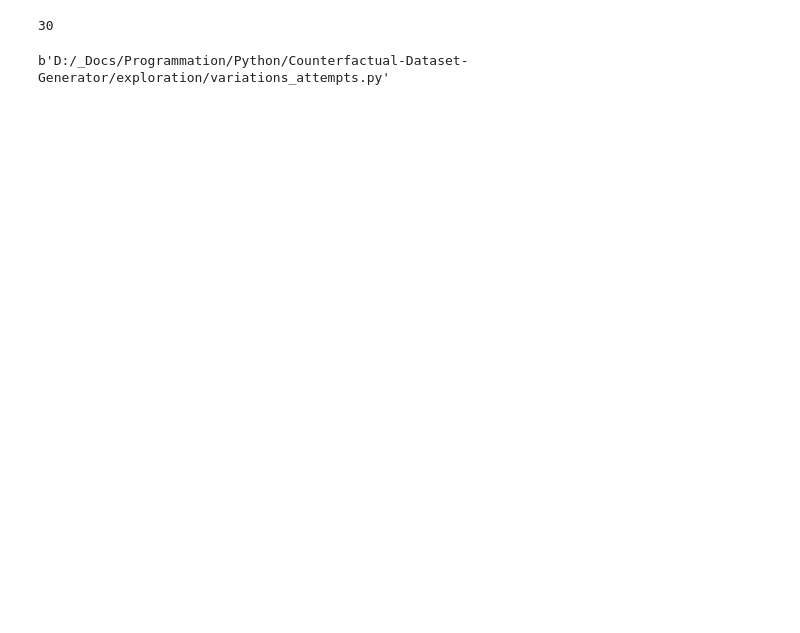
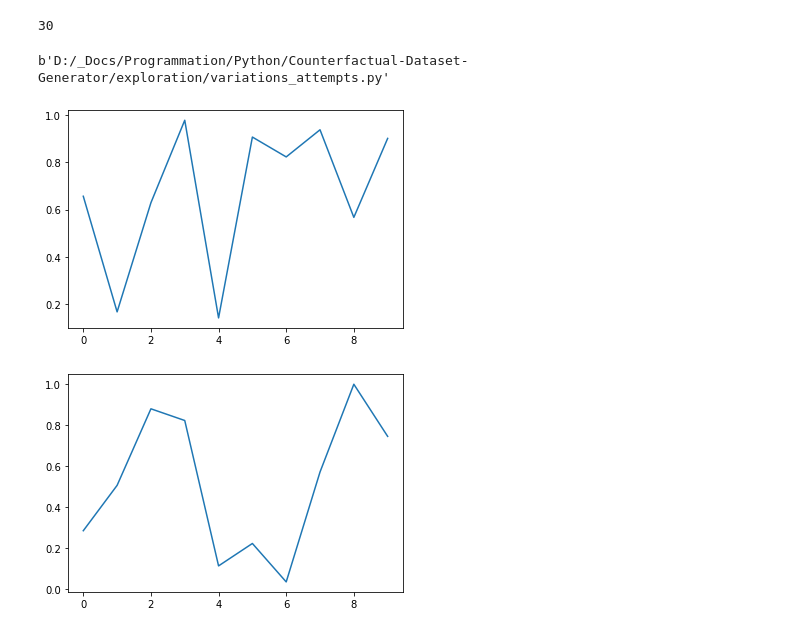
Before and after one commit to FabienRoger/Counterfactual-Dataset-Generator, a Jupyter notebook: exploration/ui_attemps.ipynb, the cells around one changed output. Saved outputs shown, nothing was run; the diff lists cells and outputs as text; code cells hidden in the pictures; blank space fills up the shorter version.

```diff
--- a/exploration/ui_attemps.ipynb
+++ b/exploration/ui_attemps.ipynb
@@ -56,0 +62,8 @@ b'D:/_Docs/Programmation/Python/Counterfactual-Dataset-Generator/exploration/var
+# %%
+plt.plot(np.arange(0,10), np.random.random(size=(10,)))
+plt.show()
+plt.plot(np.arange(0,10), np.random.random(size=(10,)))
+plt.show()
+# %% [output]
+[figure, added]
+[figure, added]
```
Also changed, not shown: parts of 2 cells of this notebook, 3 other files.
